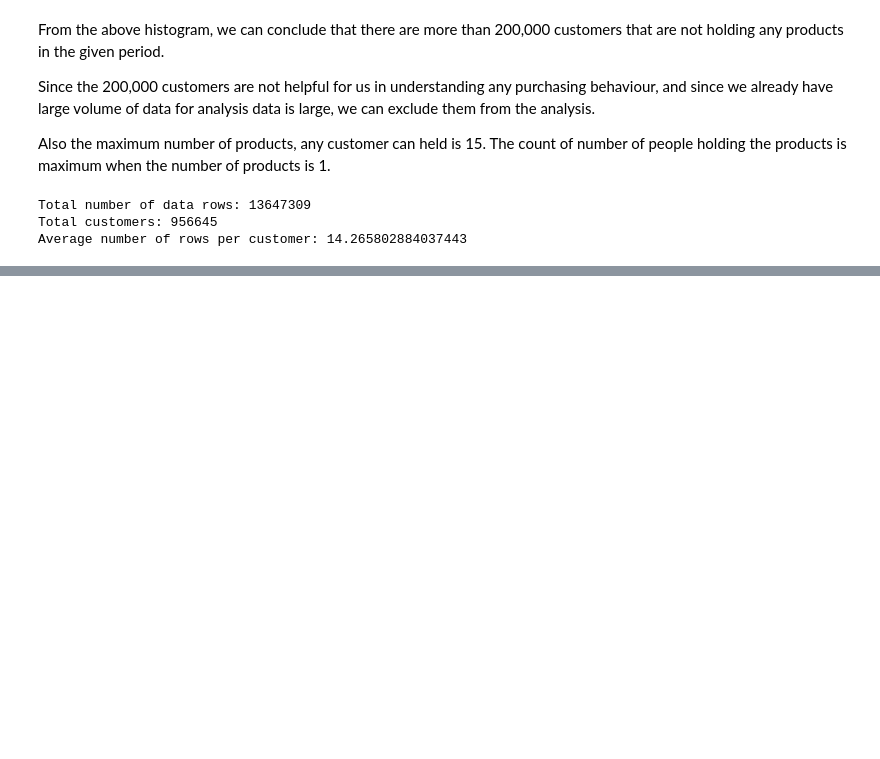
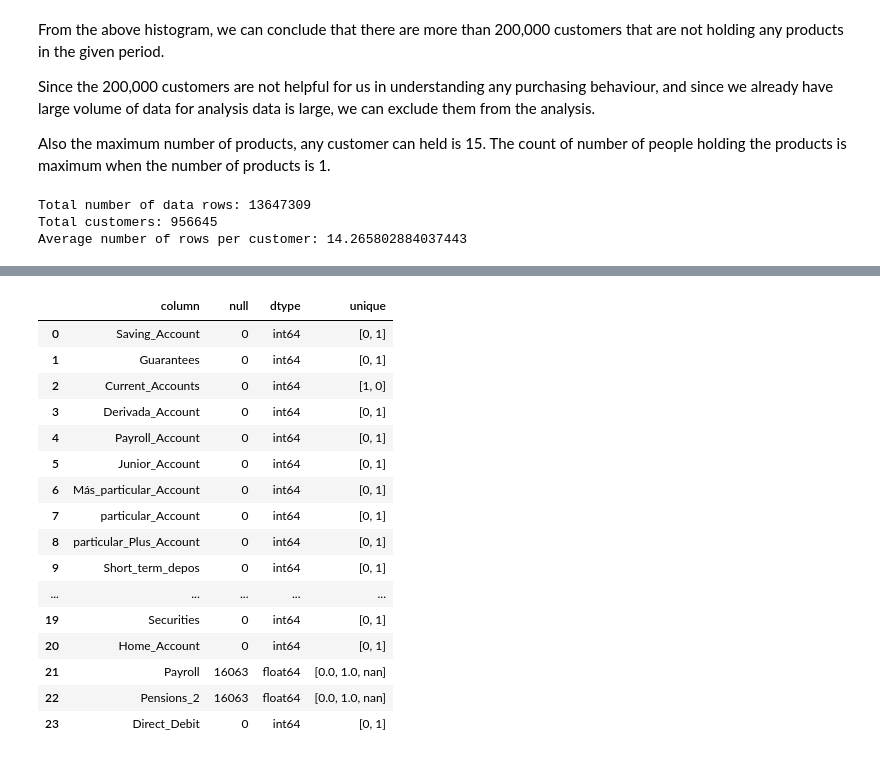
Before and after one commit to AartiSonawane/Bank-Recommendation-Engine, a Jupyter notebook: Bank_Product_Recommendation.ipynb, the cells around one changed output, grey strips where cells are left out. Drawn from its saved outputs; the diff is of its cells as text; code cells hidden in the pictures; blank space fills up the shorter version.

```diff
--- a/Bank_Product_Recommendation.ipynb
+++ b/Bank_Product_Recommendation.ipynb
@@ -158,3 +158,17 @@ print("Average number of rows per customer:" ,X3)
 Total number of data rows: 13647309
 Total customers: 956645
 Average number of rows per customer: 14.265802884037443
+# %%
+def data_features(data_frame):
+    list_dem_column= list()
+    list_dem_null=list()
+    list_dem_dtype=list()
+    list_dem_unique=list()
+    for i in data_frame.columns:
+        list_dem_column.append(i)
+        list_dem_null.append(data_frame[i].isnull().sum())
+        list_dem_dtype.append(data_frame[i].dtype)
+        list_dem_unique.append(data_frame[i].unique())
+
+    dict_features={'column':list_dem_column,'null':list_dem_null, 'dtype':list_dem_dtype, 'unique':list_dem_unique}
+    return pd.DataFrame(dict_features)
@@ -160,0 +189,20 @@ Average number of rows per customer: 14.265802884037443
+# %%
+data_features(df.iloc[:,24:48])
+# %% [output]
+|  | column | null | dtype | unique |
+| 0 | Saving_Account | 0 | int64 | [0, 1] |
+| 1 | Guarantees | 0 | int64 | [0, 1] |
+| 2 | Current_Accounts | 0 | int64 | [1, 0] |
+| 3 | Derivada_Account | 0 | int64 | [0, 1] |
+| 4 | Payroll_Account | 0 | int64 | [0, 1] |
+| 5 | Junior_Account | 0 | int64 | [0, 1] |
+| 6 | Más_particular_Account | 0 | int64 | [0, 1] |
+| 7 | particular_Account | 0 | int64 | [0, 1] |
+| 8 | particular_Plus_Account | 0 | int64 | [0, 1] |
+| 9 | Short_term_depos | 0 | int64 | [0, 1] |
+| ... | ... | ... | ... | ... |
+| 19 | Securities | 0 | int64 | [0, 1] |
+| 20 | Home_Account | 0 | int64 | [0, 1] |
+| 21 | Payroll | 16063 | float64 | [0.0, 1.0, nan] |
+| 22 | Pensions_2 | 16063 | float64 | [0.0, 1.0, nan] |
+| 23 | Direct_Debit | 0 | int64 | [0, 1] |
```
Also changed, not shown: parts of 6 cells of this notebook.
